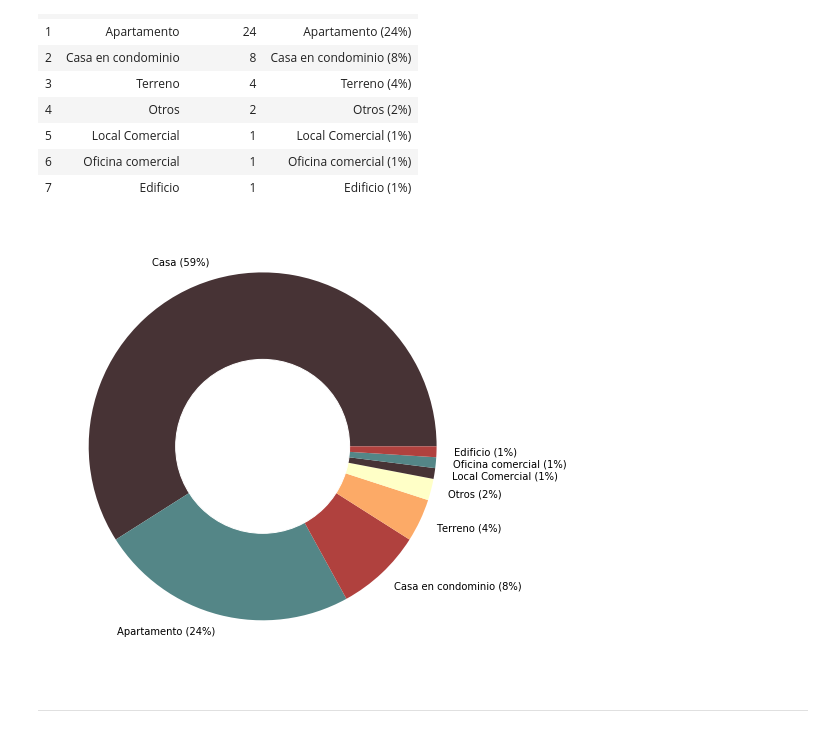
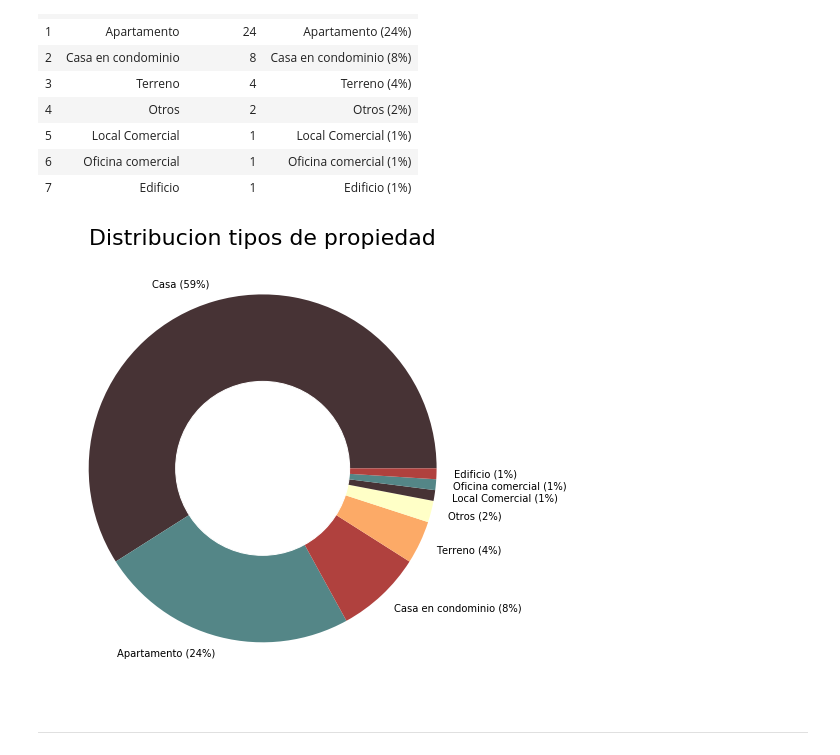
Before and after one commit to nicomatex/datos_tp1_2c2019, a Jupyter notebook: notebooks/Distribucion de variables/distribucion de variables.ipynb, the cells around one changed output. Drawn from its saved outputs; the diff is of its cells as text; code cells hidden in the pictures.

Commit message:
agrego graficos de distribucion de variables

```diff
--- a/notebooks/Distribucion de variables/distribucion de variables.ipynb
+++ b/notebooks/Distribucion de variables/distribucion de variables.ipynb
@@ -84,16 +84,17 @@ p2
 # %%
 plt.figure(figsize=(8,8))
 
 
 my_circle=plt.Circle( (0,0), 0.5, color='white')
 
+plt.title('Distribucion tipos de propiedad', fontsize=22)
 plt.pie(p2['porcentual'], labels=p2['label'], colors=[marron, azul, rojo, amarillo, verde])
 p=plt.gcf()
 p.gca().add_artist(my_circle)
 
 plt.savefig('distribucion tipos propiedad.png', transparent=True, bbox_inches='tight')
 # %% [output]
-[figure, old version]
+[figure, new version]
 # %% [markdown]
 <hr>
 # %% [markdown]
```
Also changed, not shown: parts of 27 cells of this notebook, 1 other file.
